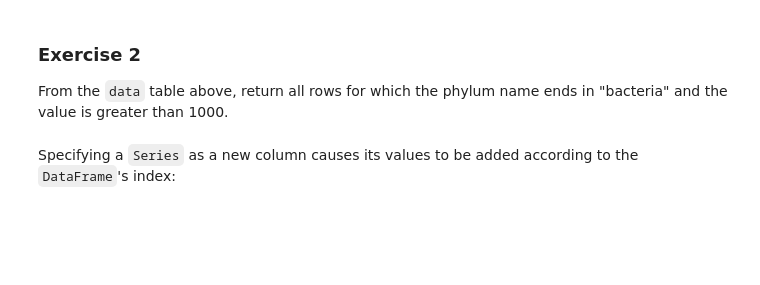
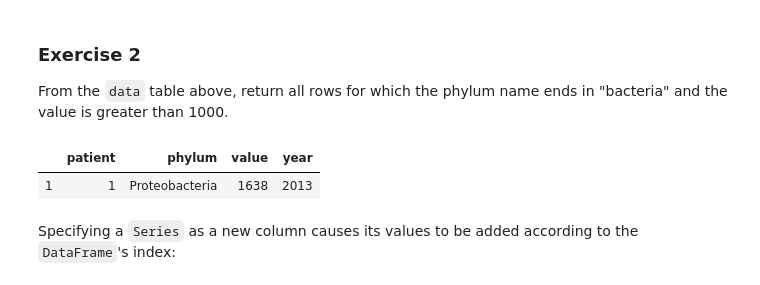
Before and after one commit to Lambo97/ADA-CS-401, a Jupyter notebook: Tutorials/01 - Intro to Pandas/Intro to Pandas I.ipynb, the cells around one changed output. Drawn from its saved outputs; the diff is of its cells as text; code cells hidden in the pictures; blank space fills up the shorter version.

```diff
--- a/Tutorials/01 - Intro to Pandas/Intro to Pandas I.ipynb
+++ b/Tutorials/01 - Intro to Pandas/Intro to Pandas I.ipynb
@@ -361,3 +423,8 @@ From the `data` table above, return all rows for which the phylum name ends in "
+# %%
+data[(data["phylum"].str.endswith("bacteria")) & (data["value"] > 1000)]
+# %% [output]
+|  | patient | phylum | value | year |
+| 1 | 1 | Proteobacteria | 1638 | 2013 |
 # %% [markdown]
 Specifying a `Series` as a new column causes its values to be added according to the `DataFrame`'s index:
 # %%
```
Also changed, not shown: parts of 43 cells of this notebook, 3 other files.
